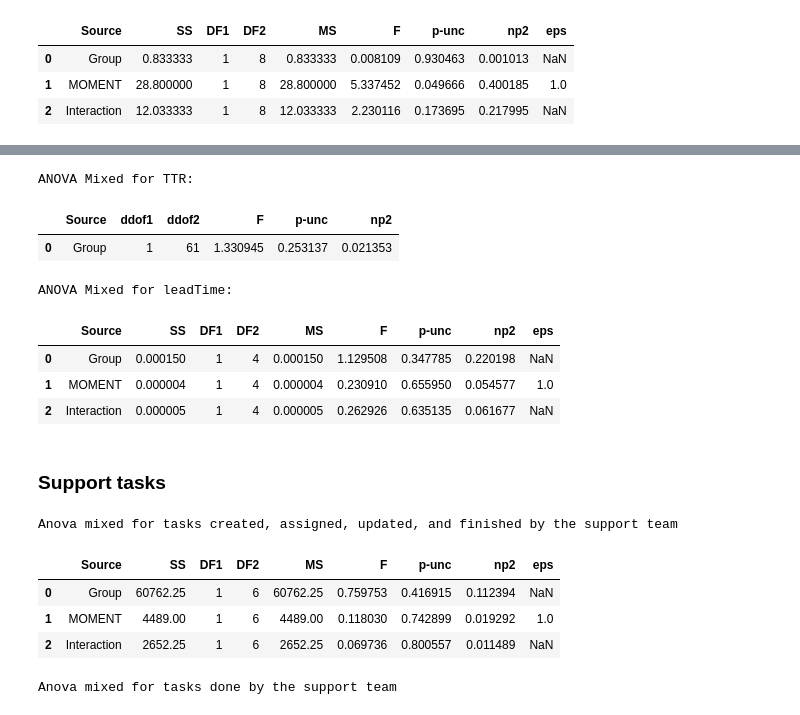
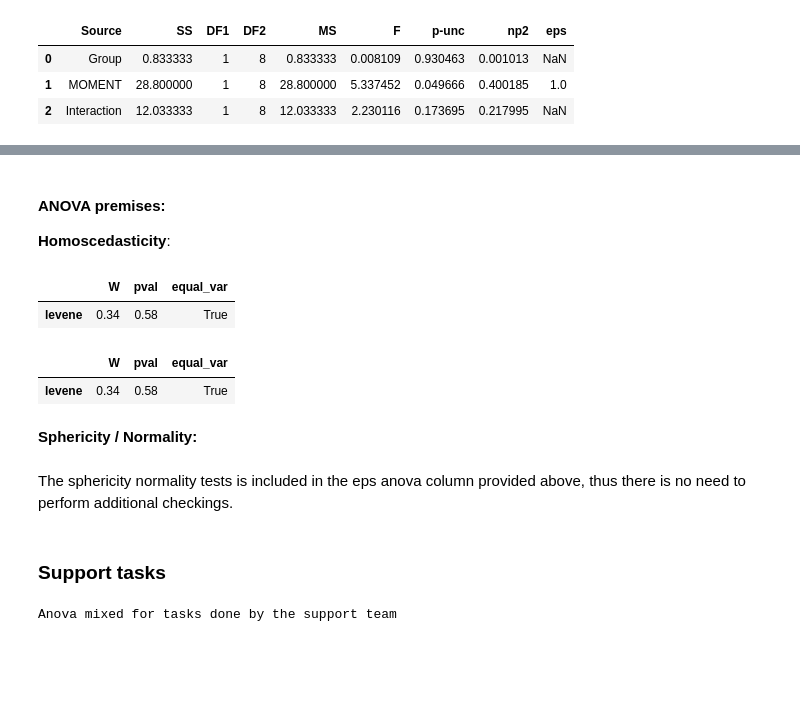
Before and after one commit to isa-group/ESEM-2023-Mindfulness-Labpack, a Jupyter notebook: Performance Data Analysis Extended.ipynb, the cells around one changed output, grey strips where cells are left out. Saved outputs shown, nothing was run; the diff lists cells and outputs as text; code cells hidden in the pictures; blank space fills up the shorter version.

```diff
--- a/Performance Data Analysis Extended.ipynb
+++ b/Performance Data Analysis Extended.ipynb
@@ -139,31 +137,3 @@ Index(['ID', 'Role', 'Group', 'Identificador', 'Tareas', '#', 'Proyecto',
-# %%
-def computeLeadTime(row):
-    sdate=row['Start']
-    fdate=row['Closed']
-    if type(sdate)==float or type(fdate)==float or type(sdate)==str or type(fdate)==str:
-        return np.NaN
-    else:
-        delta = fdate - sdate
-        return delta.days/3600.0
-
-def computeTTO(row):
-    sdate=row['Created']
-    fdate=row['Start']
-    if type(sdate)==float or type(fdate)==float or type(sdate)==str or type(fdate)==str:
-        return np.NaN
-    else:
-        delta = fdate - sdate
-        return delta.total_seconds()/3600.0
-
-def computeTTR(row):
-    cdate=row['Created']
-    fdate=row['Closed']
-    delta = fdate - cdate
-    return delta.total_seconds()/3600.0
-
-developmentTasks['TTO']=developmentTasks.apply(lambda row: computeTTO(row),axis=1)
-developmentTasks['TTR']=developmentTasks.apply(lambda row: computeTTR(row),axis=1)
-developmentTasks['leadTime']=developmentTasks.apply(lambda row: computeLeadTime(row),axis=1)
 # %% [markdown]
 ### Support tasks
 
@@ -847,33 +628,27 @@ ANOVA Mixed for TTO:
-# %%
-anovaTable=pg.anova(dv='TTR', between='Group',  data=developmentTasksPost[['TTR','Group','MOMENT','ID']].dropna())
-print("ANOVA Mixed for TTR:")
-anovaTable
-# %% [output]
-ANOVA Mixed for TTR:
-|  | Source | ddof1 | ddof2 | F | p-unc | np2 |
-| 0 | Group | 1 | 61 | 1.330945 | 0.253137 | 0.021353 |
-# %%
-anovaTable=pg.mixed_anova(dv='leadTime', between='Group', within='MOMENT', subject='ID', data=developmentTasks[['leadTime','Group','MOMENT','ID']].dropna())
-print("ANOVA Mixed for leadTime:")
-anovaTable
-# %% [output]
-ANOVA Mixed for leadTime:
-|  | Source | SS | DF1 | DF2 | MS | F | p-unc | np2 | eps |
-| 0 | Group | 0.000150 | 1 | 4 | 0.000150 | 1.129508 | 0.347785 | 0.220198 | NaN |
-| 1 | MOMENT | 0.000004 | 1 | 4 | 0.000004 | 0.230910 | 0.655950 | 0.054577 | 1.0 |
-| 2 | Interaction | 0.000005 | 1 | 4 | 0.000005 | 0.262926 | 0.635135 | 0.061677 | NaN |
+# %% [markdown]
+#### ANOVA premises:
+
+**Homoscedasticity**:
+# %%
+pg.homoscedasticity(data=longADTDone.loc[longADTDone['MOMENT']=='PRE'].dropna(),
+                    dv='TASKS DONE',
+                    group='Group').round(2)
+# %% [output]
+|  | W | pval | equal_var |
+| levene | 0.34 | 0.58 | True |
+# %%
+pg.homoscedasticity(data=longADTDone.loc[longADTDone['MOMENT']=='POST'].dropna(),
+                    dv='TASKS DONE',
+                    group='Group').round(2)
+# %% [output]
+|  | W | pval | equal_var |
+| levene | 0.34 | 0.58 | True |
+# %% [markdown]
+**Sphericity / Normality:**
+# %% [markdown]
+The sphericity normality tests is included in the eps anova column provided above, thus there is no need to perform additional checkings.
 # %% [markdown]
 ### Support tasks
-# %%
-anovaTable=pg.mixed_anova(dv='TASKS', between='Group', within='MOMENT', subject='ID', data=longAST.dropna())
-print("Anova mixed for tasks created, assigned, updated, and finished by the support team")
-anovaTable
-# %% [output]
-Anova mixed for tasks created, assigned, updated, and finished by the support team
-|  | Source | SS | DF1 | DF2 | MS | F | p-unc | np2 | eps |
-| 0 | Group | 60762.25 | 1 | 6 | 60762.25 | 0.759753 | 0.416915 | 0.112394 | NaN |
-| 1 | MOMENT | 4489.00 | 1 | 6 | 4489.00 | 0.118030 | 0.742899 | 0.019292 | 1.0 |
-| 2 | Interaction | 2652.25 | 1 | 6 | 2652.25 | 0.069736 | 0.800557 | 0.011489 | NaN |
 # %%
 anovaTable=pg.mixed_anova(dv='TASKS DONE', between='Group', within='MOMENT', subject='ID', data=longASTDone.dropna())
 print("Anova mixed for tasks done by the support team")
```
Also changed, not shown: parts of 32 cells of this notebook, 2 other files.
